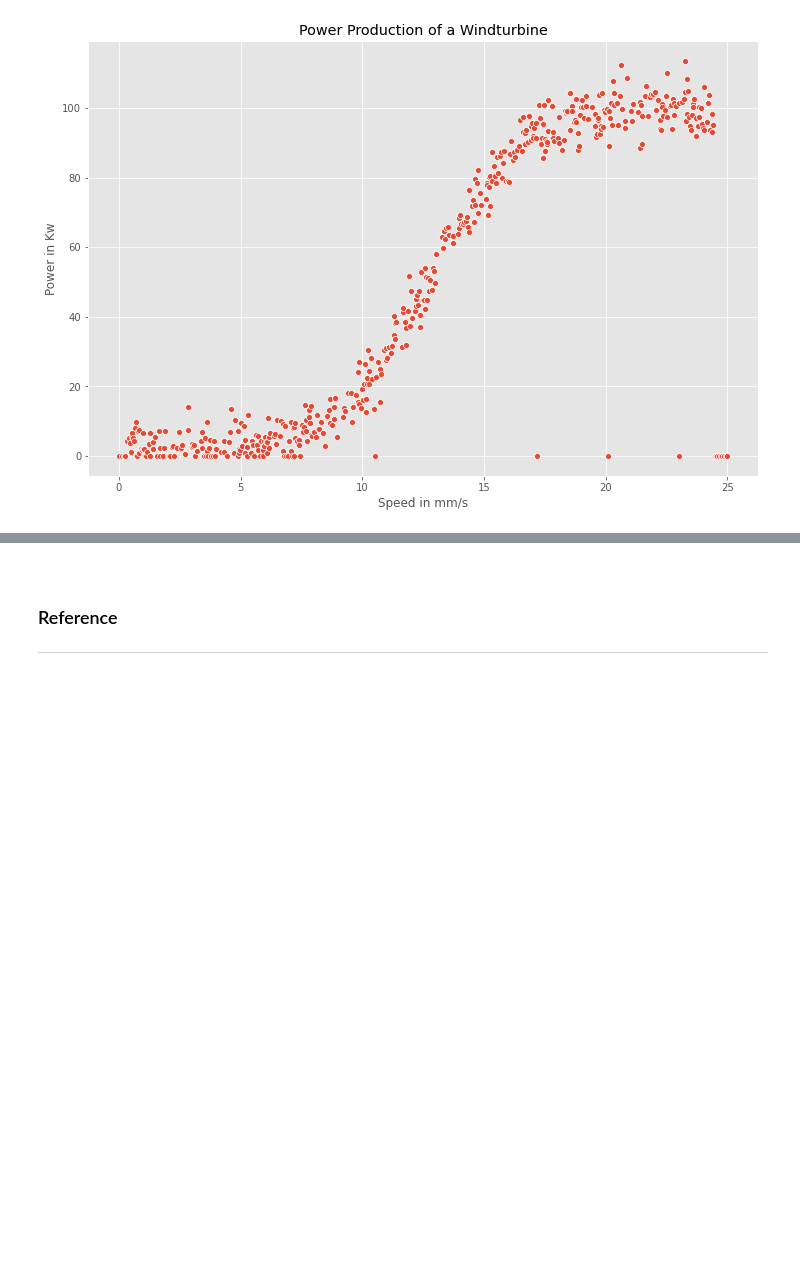
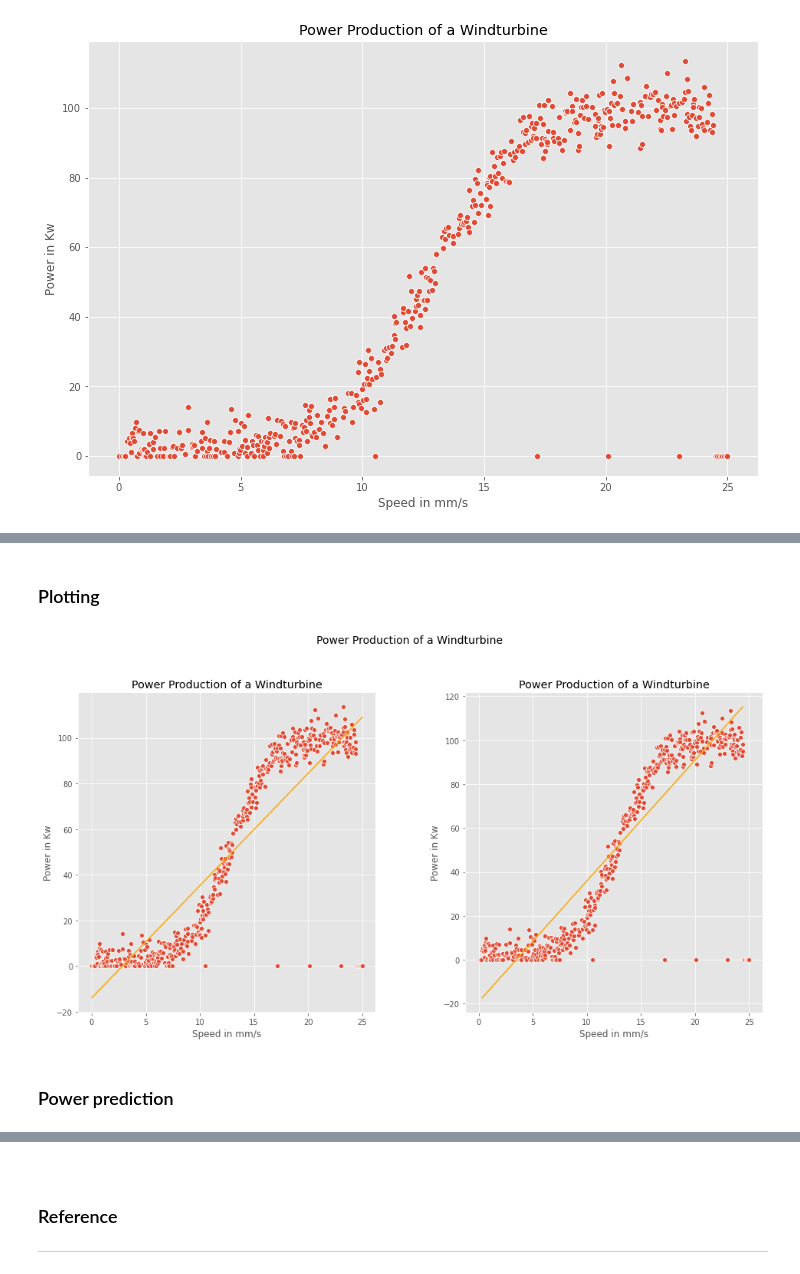
Before and after one commit to Silvio622/foda-project2020, a Jupyter notebook: Prediction of Wind Turbine Power Production .ipynb, the cells around one changed output, grey strips where cells are left out. Saved outputs shown, nothing was run; the diff lists cells and outputs as text; code cells hidden in the pictures; blank space fills up the shorter version.

```diff
--- a/Prediction of Wind Turbine Power Production .ipynb
+++ b/Prediction of Wind Turbine Power Production .ipynb
@@ -77,0 +113,24 @@ plt.show()
+# %% [markdown]
+### Plotting
+# %%
+fig = plt.figure(figsize=(16,8))
+title = fig.suptitle("Power Production of a Windturbine", fontsize = 14)
+fig.subplots_adjust(top = 0.85, wspace = 0.3)
+
+ax1 = fig.add_subplot(1,2,1)
+plt.title("Power Production of a Windturbine")
+sns.scatterplot(x='speed',y='power',data=df)
+plt.plot(X1,linmodel1.predict(X1),color='Orange')
+plt.xlabel('Speed in mm/s')
+plt.ylabel('Power in Kw');
+
+ax1 = fig.add_subplot(1,2,2)
+plt.title("Power Production of a Windturbine")
+sns.scatterplot(x='speed',y='power',data=df)
+plt.plot(X2,linmodel2.predict(X2),color='Orange')
+plt.xlabel('Speed in mm/s')
+plt.ylabel('Power in Kw');
+# %% [output]
+[figure, added]
+# %% [markdown]
+### Power prediction
```
Also changed, not shown: parts of 12 cells of this notebook.
